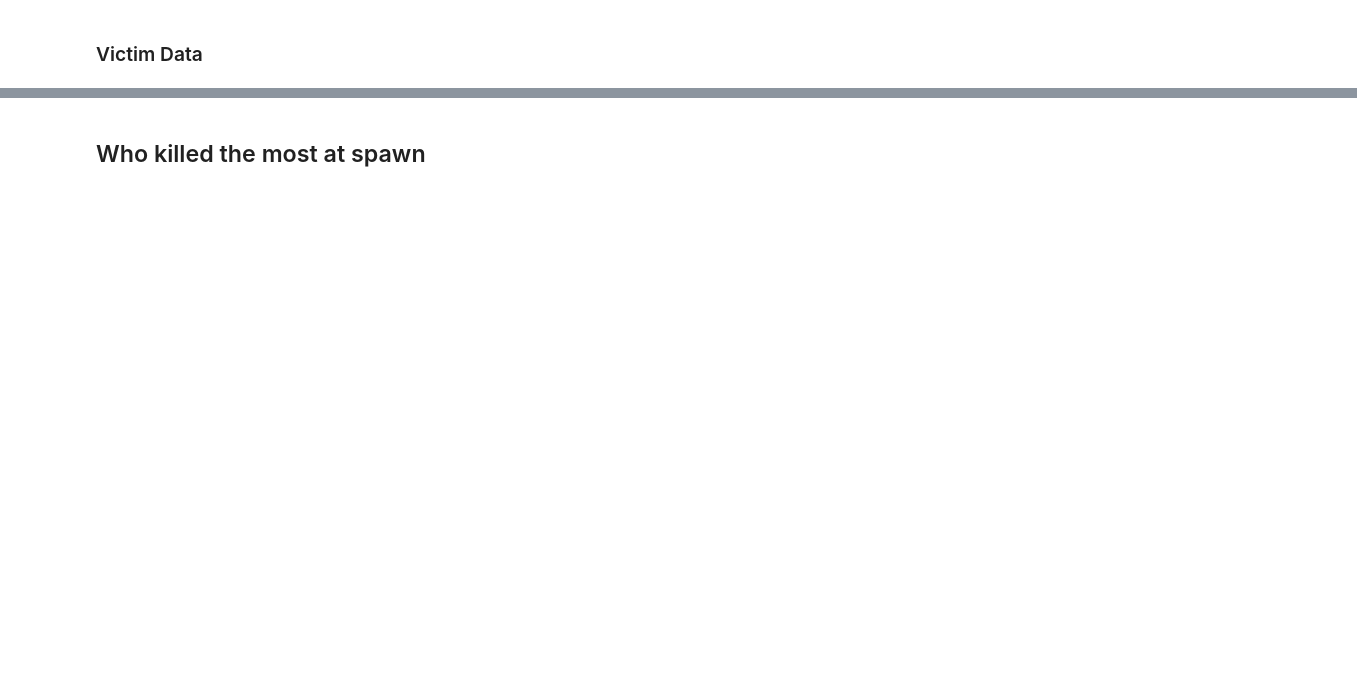
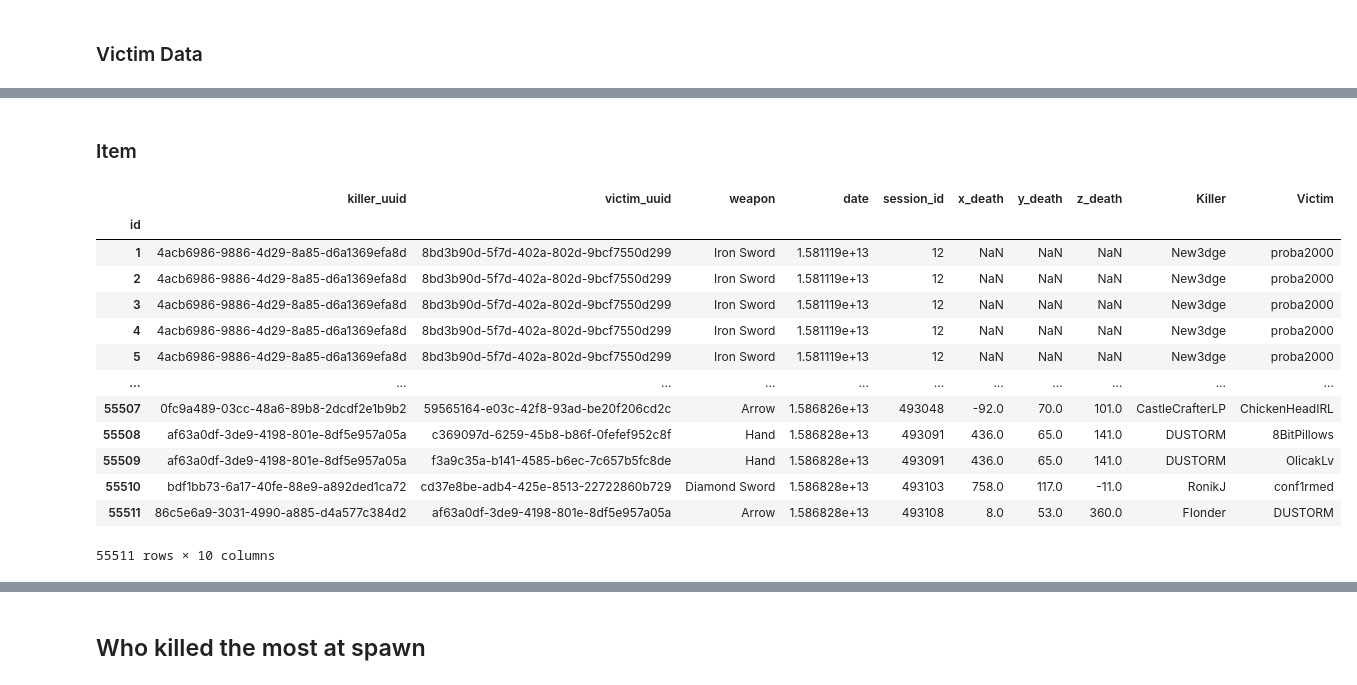
Before and after one commit to TechAle/salc1-data-mining, a Jupyter notebook: notebooks/kill_and_death/KillDeathResults.ipynb, the cells around one changed output, grey strips where cells are left out. Drawn from its saved outputs; the diff is of its cells as text; code cells hidden in the pictures; blank space fills up the shorter version.

```diff
--- a/notebooks/kill_and_death/KillDeathResults.ipynb
+++ b/notebooks/kill_and_death/KillDeathResults.ipynb
@@ -178,0 +145,19 @@ clear_output()
+# %% [markdown]
+### Item
+# %%
+df
+# %% [output]
+|  | killer_uuid | victim_uuid | weapon | date | session_id | x_death | y_death | z_death | Killer | Victim |
+| id |  |  |  |  |  |  |  |  |  |  |
+| 1 | 4acb6986-9886-4d29-8a85-d6a1369efa8d | 8bd3b90d-5f7d-402a-802d-9bcf7550d299 | Iron Sword | 1.581119e+13 | 12 | NaN | NaN | NaN | New3dge | proba2000 |
+| 2 | 4acb6986-9886-4d29-8a85-d6a1369efa8d | 8bd3b90d-5f7d-402a-802d-9bcf7550d299 | Iron Sword | 1.581119e+13 | 12 | NaN | NaN | NaN | New3dge | proba2000 |
+| 3 | 4acb6986-9886-4d29-8a85-d6a1369efa8d | 8bd3b90d-5f7d-402a-802d-9bcf7550d299 | Iron Sword | 1.581119e+13 | 12 | NaN | NaN | NaN | New3dge | proba2000 |
+| 4 | 4acb6986-9886-4d29-8a85-d6a1369efa8d | 8bd3b90d-5f7d-402a-802d-9bcf7550d299 | Iron Sword | 1.581119e+13 | 12 | NaN | NaN | NaN | New3dge | proba2000 |
+| 5 | 4acb6986-9886-4d29-8a85-d6a1369efa8d | 8bd3b90d-5f7d-402a-802d-9bcf7550d299 | Iron Sword | 1.581119e+13 | 12 | NaN | NaN | NaN | New3dge | proba2000 |
+| ... | ... | ... | ... | ... | ... | ... | ... | ... | ... | ... |
+| 55507 | 0fc9a489-03cc-48a6-89b8-2dcdf2e1b9b2 | 59565164-e03c-42f8-93ad-be20f206cd2c | Arrow | 1.586826e+13 | 493048 | -92.0 | 70.0 | 101.0 | CastleCrafterLP | ChickenHeadIRL |
+| 55508 | af63a0df-3de9-4198-801e-8df5e957a05a | c369097d-6259-45b8-b86f-0fefef952c8f | Hand | 1.586828e+13 | 493091 | 436.0 | 65.0 | 141.0 | DUSTORM | 8BitPillows |
+| 55509 | af63a0df-3de9-4198-801e-8df5e957a05a | f3a9c35a-b141-4585-b6ec-7c657b5fc8de | Hand | 1.586828e+13 | 493091 | 436.0 | 65.0 | 141.0 | DUSTORM | OlicakLv |
+| 55510 | bdf1bb73-6a17-40fe-88e9-a892ded1ca72 | cd37e8be-adb4-425e-8513-22722860b729 | Diamond Sword | 1.586828e+13 | 493103 | 758.0 | 117.0 | -11.0 | RonikJ | conf1rmed |
+| 55511 | 86c5e6a9-3031-4990-a885-d4a577c384d2 | af63a0df-3de9-4198-801e-8df5e957a05a | Arrow | 1.586828e+13 | 493108 | 8.0 | 53.0 | 360.0 | FIonder | DUSTORM |
+55511 rows × 10 columns
```
Also changed, not shown: parts of 19 cells of this notebook, 4 other files.
